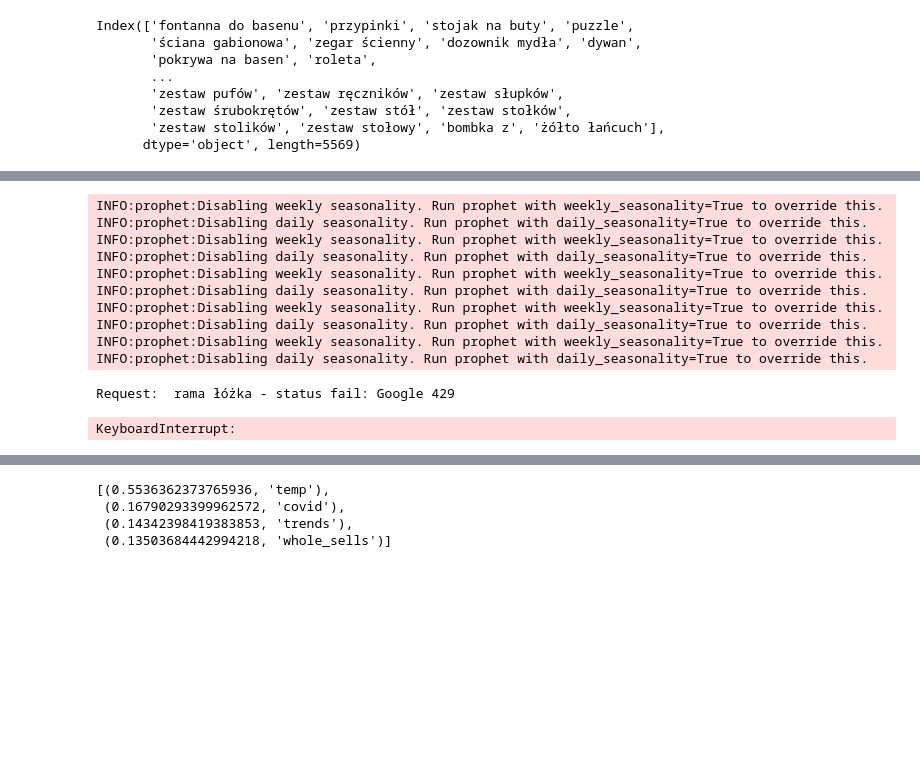
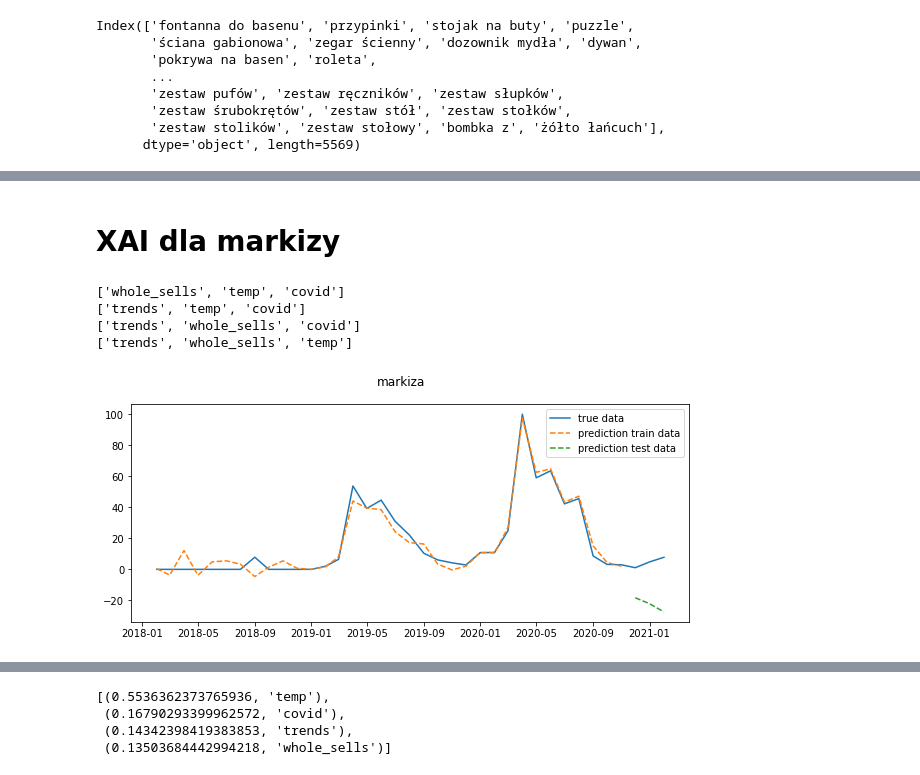
Before and after one commit to piotrkuczko/XAI-project, a Jupyter notebook: FB_Prophet_Explanation_with_regressors.ipynb, the cells around one changed output, grey strips where cells are left out. Saved outputs shown, nothing was run; the diff lists cells and outputs as text; code cells hidden in the pictures; blank space fills up the shorter version.

Commit message:
Save models

```diff
--- a/FB_Prophet_Explanation_with_regressors.ipynb
+++ b/FB_Prophet_Explanation_with_regressors.ipynb
@@ -106,3 +108,5 @@ covid = get_covid_cases()
+# %%
+MODELS = {}
 # %%
 def normalize(fi):
     acc = 0
@@ -171,16 +182,5 @@ def feature_importance_merge_products(products, splitDate=None):
     return merge_feature_importances(FI)
 # %%
-fi = feature_importance_merge_products(['lampa', 'rama łóżka', 'dywan', 'markiza', 'zadaszenie do altany', 'szafka nocna', 'elastyczne pokrowce', 'nakładki na schody', 'zestaw mebli', 'parawan panelowy'])
+fi = feature_importance_merge_products(['lampa', 'rama łóżka', 'dywan', 'markiza', 'zadaszenie do altany', 'szafka nocna', 'elastyczne pokrowce', 'nakładki na schody', 'zestaw mebli'])
-# %% [output]
-INFO:prophet:Disabling weekly seasonality. Run prophet with weekly_seasonality=True to override this.
-INFO:prophet:Disabling daily seasonality. Run prophet with daily_seasonality=True to override this.
-INFO:prophet:Disabling weekly seasonality. Run prophet with weekly_seasonality=True to override this.
-INFO:prophet:Disabling daily seasonality. Run prophet with daily_seasonality=True to override this.
-INFO:prophet:Disabling weekly seasonality. Run prophet with weekly_seasonality=True to override this.
-INFO:prophet:Disabling daily seasonality. Run prophet with daily_seasonality=True to override this.
-INFO:prophet:Disabling weekly seasonality. Run prophet with weekly_seasonality=True to override this.
-INFO:prophet:Disabling daily seasonality. Run prophet with daily_seasonality=True to override this.
-INFO:prophet:Disabling weekly seasonality. Run prophet with weekly_seasonality=True to override this.
-INFO:prophet:Disabling daily seasonality. Run prophet with daily_seasonality=True to override this.
-Request:  rama łóżka - status fail: Google 429
-KeyboardInterrupt:
+# %% [markdown]
+# XAI dla markizy
@@ -186,0 +189,25 @@ KeyboardInterrupt:
+# %%
+markiza = feature_importance_merge_products([prod])
+# %% [output]
+['whole_sells', 'temp', 'covid']
+['trends', 'temp', 'covid']
+['trends', 'whole_sells', 'covid']
+['trends', 'whole_sells', 'temp']
+# %%
+fig, ax = plt.subplots(1,1, figsize = (10,4))
+
+fig.suptitle('markiza')
+cols = f"{prod}_trends_whole_sells_temp_covid"
+# cols = 'trends_temp_covid'
+train = MODELS[cols][1]
+train_forecast = MODELS[cols][0].predict(train)
+test = MODELS[cols][2]
+forecast = MODELS[cols][3]
+
+plt.plot(train["y"].append(test["y"]), label="true data")
+plt.plot(train_forecast["ds"], train_forecast["yhat"], label="prediction train data", linestyle="--")
+plt.plot(forecast["ds"], forecast["yhat"], label = "prediction test data", linestyle="--")
+plt.legend()
+plt.show()
+# %% [output]
+[figure, added]
```
Also changed, not shown: parts of 9 cells of this notebook.
